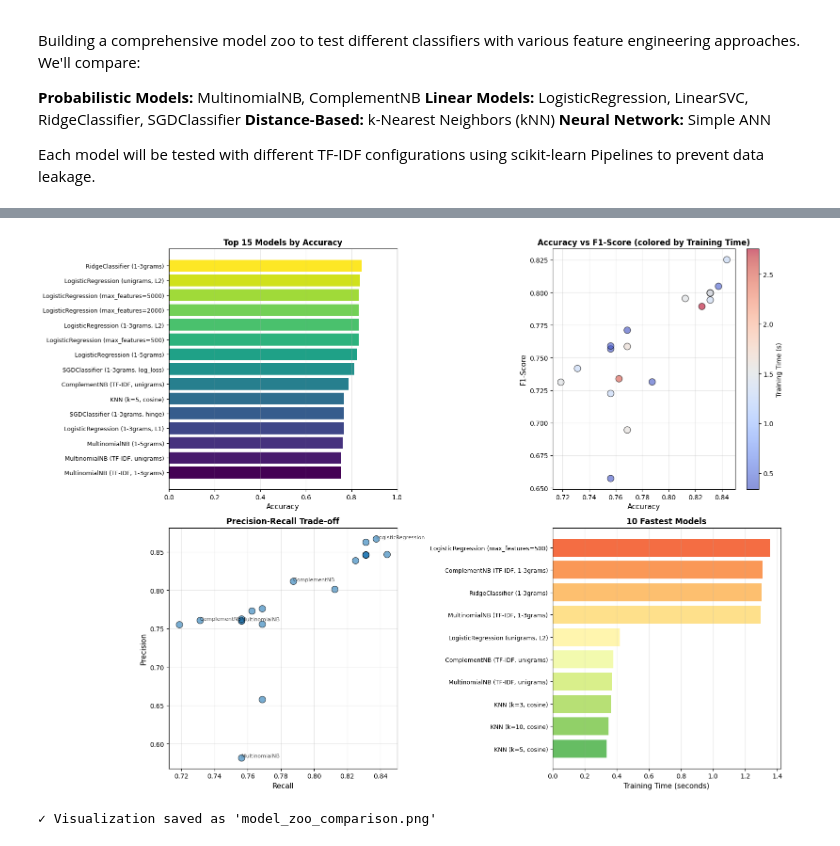
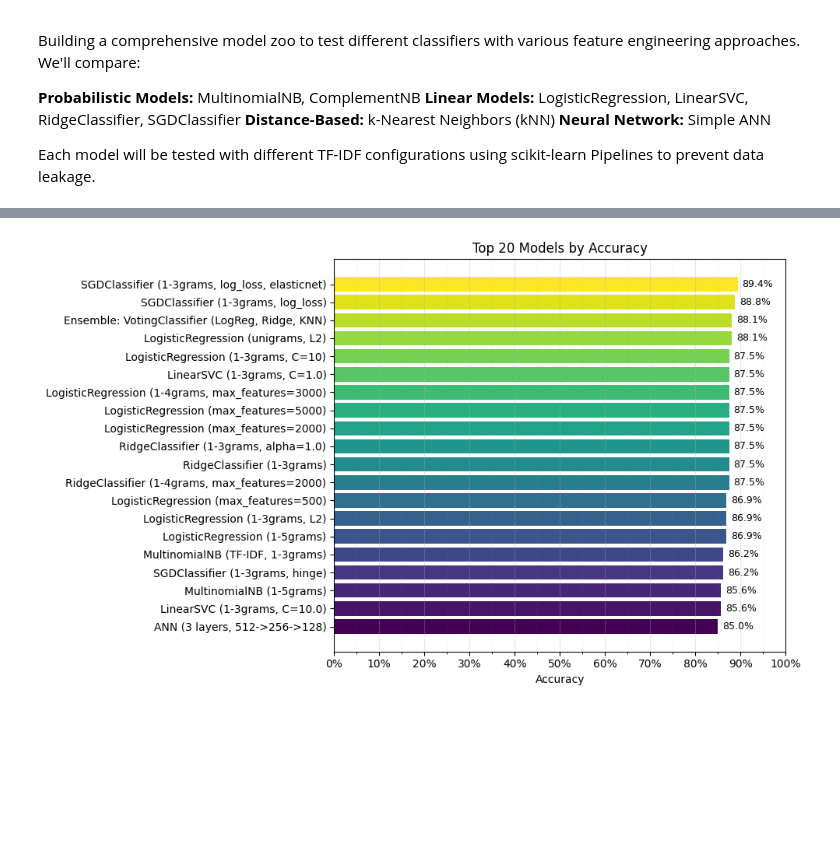
Before and after one commit to yosseer/License-Classification-and-Identification, a Jupyter notebook: main.ipynb, the cells around one changed output, grey strips where cells are left out. Saved outputs shown, nothing was run; the diff lists cells and outputs as text; code cells hidden in the pictures; blank space fills up the shorter version.

Commit message:
results of ML model

```diff
--- a/main.ipynb
+++ b/main.ipynb
@@ -589,62 +707,39 @@ Highest F1-Score:     RidgeClassifier (1-3grams)                         (0.8251
 # %%
-# Visualization of model performance
 import matplotlib.pyplot as plt
-import seaborn as sns
+import numpy as np
+import matplotlib.ticker as mtick
 
-fig, axes = plt.subplots(2, 2, figsize=(16, 12))
+# Top-N models by accuracy
+top_n = 20
+top_models = results_df.head(top_n).sort_values('Accuracy')
 
-# Plot 1: Accuracy comparison
-ax1 = axes[0, 0]
-top_n = 15
-top_models = results_df.head(top_n).sort_values('Accuracy')
+# Generate colors from a colormap
 colors = plt.cm.viridis(np.linspace(0, 1, len(top_models)))
-ax1.barh(range(len(top_models)), top_models['Accuracy'], color=colors)
-ax1.set_yticks(range(len(top_models)))
-ax1.set_yticklabels(top_models['Model'], fontsize=9)
-ax1.set_xlabel('Accuracy', fontsize=11)
-ax1.set_title(f'Top {top_n} Models by Accuracy', fontsize=12, fontweight='bold')
-ax1.set_xlim([0, 1])
-ax1.grid(axis='x', alpha=0.3)
 
-# Plot 2: Accuracy vs F1-Score scatter
-ax2 = axes[0, 1]
-scatter = ax2.scatter(results_df['Accuracy'], results_df['F1-Score'],
-                     s=100, c=results_df['Training Time (s)'], cmap='coolwarm', alpha=0.6, edgecolors='black')
-ax2.set_xlabel('Accuracy', fontsize=11)
-ax2.set_ylabel('F1-Score', fontsize=11)
-ax2.set_title('Accuracy vs F1-Score (colored by Training Time)', fontsize=12, fontweight='bold')
-ax2.grid(True, alpha=0.3)
-cbar = plt.colorbar(scatter, ax=ax2)
-cbar.set_label('Training Time (s)', fontsize=10)
+plt.figure(figsize=(10, 6))
+bars = plt.barh(top_models['Model'], top_models['Accuracy'], color=colors)
+plt.xlabel('Accuracy')
+plt.title(f'Top {top_n} Models by Accuracy')
 
-# Plot 3: Precision-Recall trade-off
-ax3 = axes[1, 0]
-ax3.scatter(results_df['Recall'], results_df['Precision'], s=100, alpha=0.6, edgecolors='black')
-for idx, row in results_df.iterrows():
-    if idx < 5:  # Label top 5
-        ax3.annotate(row['Model'].split('(')[0], (row['Recall'], row['Precision']),
-                    fontsize=8, alpha=0.7)
-ax3.set_xlabel('Recall', fontsize=11)
-ax3.set_ylabel('Precision', fontsize=11)
-ax3.set_title('Precision-Recall Trade-off', fontsize=12, fontweight='bold')
-ax3.grid(True, alpha=0.3)
+# Set x-axis limits and format as percentages
+plt.xlim(0, 1)
+plt.gca().xaxis.set_major_formatter(mtick.PercentFormatter(1.0))  # Format as percentages
 
-# Plot 4: Training time comparison
-ax4 = axes[1, 1]
-fastest = results_df.nsmallest(10, 'Training Time (s)').sort_values('Training Time (s)')
-colors_time = plt.cm.RdYlGn_r(np.linspace(0.2, 0.8, len(fastest)))
-ax4.barh(range(len(fastest)), fastest['Training Time (s)'], color=colors_time)
-ax4.set_yticks(range(len(fastest)))
-ax4.set_yticklabels(fastest['Model'], fontsize=9)
-ax4.set_xlabel('Training Time (seconds)', fontsize=11)
-ax4.set_title('10 Fastest Models', fontsize=12, fontweight='bold')
-ax4.grid(axis='x', alpha=0.3)
+# Set major ticks every 10% (0.1)
+plt.gca().xaxis.set_major_locator(mtick.MultipleLocator(0.1))
+
+# Optionally add minor ticks every 5% (0.05)
+plt.gca().xaxis.set_minor_locator(mtick.MultipleLocator(0.05))
+
+plt.grid(axis='x', alpha=0.3, which='major')  # Grid for major ticks
+plt.grid(axis='x', alpha=0.1, which='minor', linestyle='--')  # Lighter grid for minor ticks
+
+# Add value labels on the bars (optional)
+for bar, accuracy in zip(bars, top_models['Accuracy']):
+    plt.text(bar.get_width() + 0.01, bar.get_y() + bar.get_height()/2,
+             f'{accuracy:.1%}', va='center', fontsize=9)
 
 plt.tight_layout()
-plt.savefig('model_zoo_comparison.png', dpi=150, bbox_inches='tight')
 plt.show()
-
-print("✓ Visualization saved as 'model_zoo_comparison.png'")
 # %% [output]
-[figure, old version]
+[figure, new version]
-✓ Visualization saved as 'model_zoo_comparison.png'
```
Also changed, not shown: parts of 31 cells of this notebook, 9 other files.
